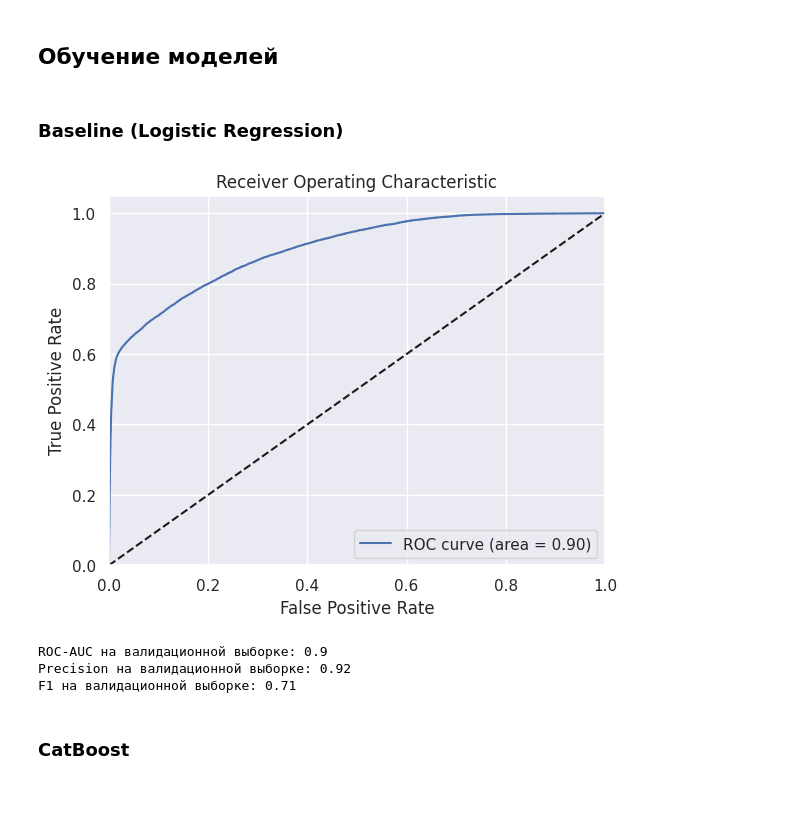
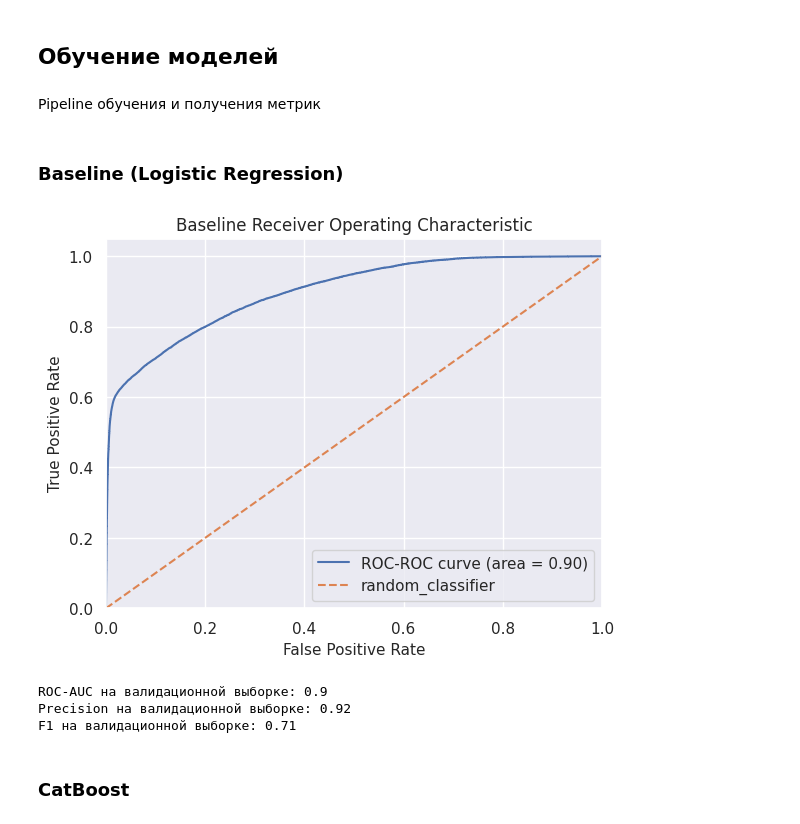
Before and after one commit to denis-42ds/classification_of_payment_requests, a Jupyter notebook: classification_of_payment_requests.ipynb, the cells around one changed output. Cells and saved outputs as stored; diff of their text form; code cells hidden in the pictures; blank space fills up the shorter version.

```diff
--- a/classification_of_payment_requests.ipynb
+++ b/classification_of_payment_requests.ipynb
@@ -1241,3 +1239,5 @@ X_train.shape, X_valid.shape, X_test.shape, y_train.shape, y_valid.shape, y_test
 - произведено разделение на обучающую, валидационную и тестовую выборки.
 # %% [markdown]
 ## Обучение моделей
+# %% [markdown]
+Pipeline обучения и получения метрик
@@ -1244,38 +1305,18 @@ X_train.shape, X_valid.shape, X_test.shape, y_train.shape, y_valid.shape, y_test
 # %% [markdown]
 ### Baseline (Logistic Regression)
-# %%
-baseline = LogisticRegression(random_state=RANDOM_STATE)
-baseline.fit(X_train.drop(['purpose'], axis=1).values, y_train)
-
-# Вычисление ROC-AUC
-y_pred_base = baseline.predict_proba(X_valid.drop(['purpose'], axis=1).values)[:, 1]
-roc_auc_baseline = roc_auc_score(y_valid, y_pred_base)
-
-# Вычисление precision и F1
-y_pred_class_base = baseline.predict(X_valid.drop(['purpose'], axis=1).values)
-precision_baseline = precision_score(y_valid, y_pred_class_base)
-f1_baseline = f1_score(y_valid, y_pred_class_base)
-
-# Визуализация кривой ROC
-fpr_lg, tpr_lg, thresholds_lg = roc_curve(y_valid, y_pred_base)
-plt.plot(fpr_lg, tpr_lg, label='ROC curve (area = %0.2f)' % roc_auc_baseline)
-plt.plot([0, 1], [0, 1], 'k--')
-plt.xlim([0.0, 1.0])
-plt.ylim([0.0, 1.05])
-plt.xlabel('False Positive Rate')
-plt.ylabel('True Positive Rate')
-plt.title('Receiver Operating Characteristic')
-plt.legend(loc="lower right")
-plt.show()
-
-print(f"ROC-AUC на валидационной выборке: {round(roc_auc_baseline, 2)}")
-print(f"Precision на валидационной выборке: {round(precision_baseline, 2)}")
-print(f"F1 на валидационной выборке: {round(f1_baseline, 2)}")
-# %% [output]
-[figure, removed]
-ROC-AUC на валидационной выборке: 0.9
-Precision на валидационной выборке: 0.92
-F1 на валидационной выборке: 0.71
+# %%
+roc_auc_baseline, precision_baseline, f1_baseline, baseline = (
+    modeling_pipeline('Baseline',
+                      X_train,
+                      y_train,
+                      X_valid,
+                      y_valid)
+    )
+# %% [output]
+[figure, added]
+ROC-AUC на валидационной выборке: 0.9
+Precision на валидационной выборке: 0.92
+F1 на валидационной выборке: 0.71
 # %% [markdown]
 ### CatBoost
 # %%
```
Also changed, not shown: parts of 29 cells of this notebook.
